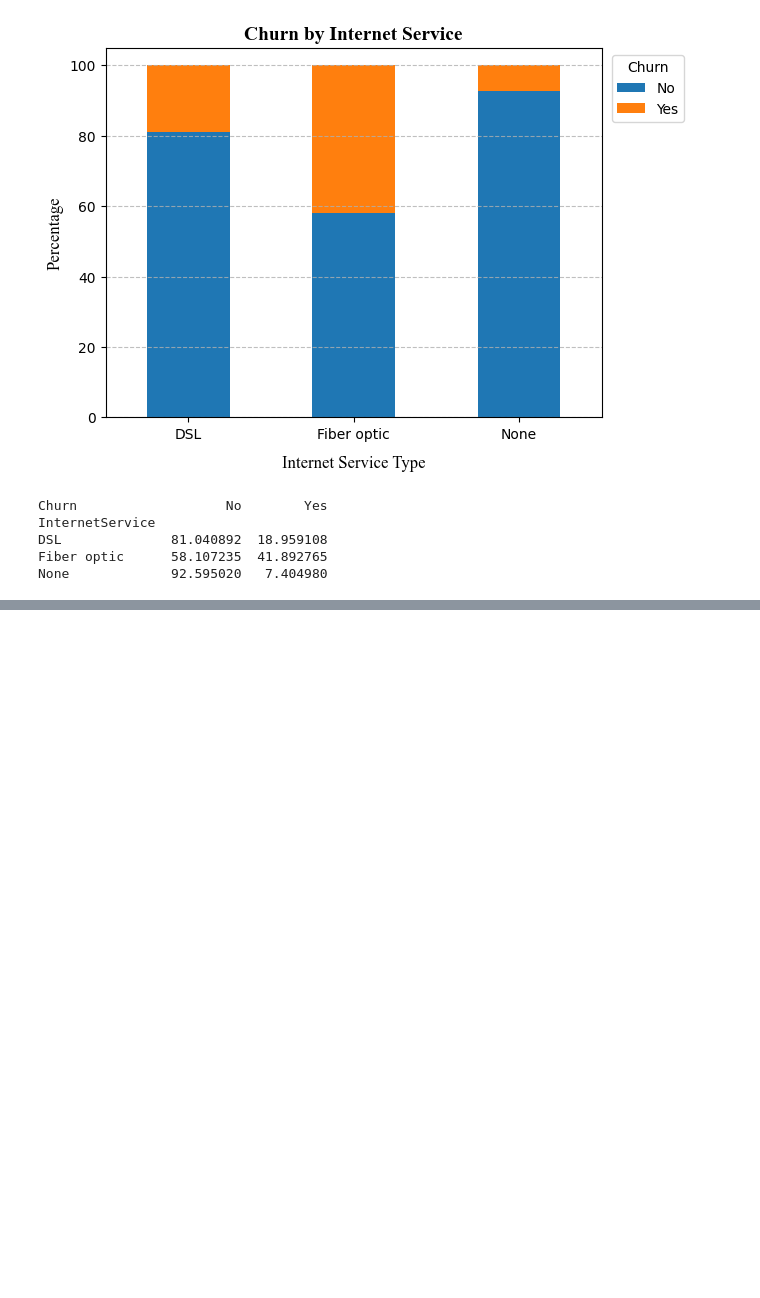
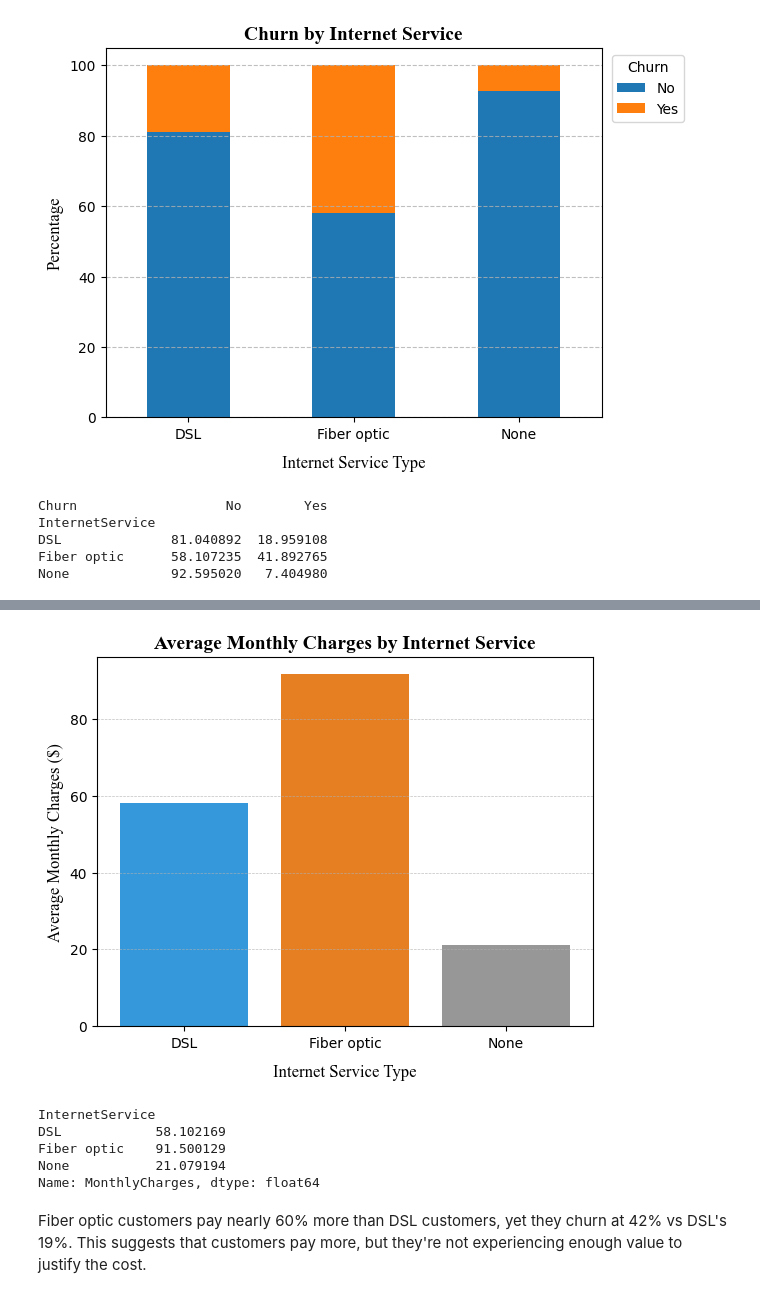
Before and after one commit to McPetane-Jr/FUTURE_DS_02, a Jupyter notebook: Telco_customer_churn.ipynb, the cells around one changed output, grey strips where cells are left out. Saved outputs shown, nothing was run; the diff lists cells and outputs as text; code cells hidden in the pictures; blank space fills up the shorter version.

```diff
--- a/Telco_customer_churn.ipynb
+++ b/Telco_customer_churn.ipynb
@@ -388,0 +472,19 @@ None             92.595020   7.404980
+# %%
+#==========Pricing of Internet Services===============
+prices = df.groupby('InternetService')['MonthlyCharges'].mean()
+plt.bar(prices.index, prices.values, color=['#3498db', '#e67e22', "#979797"])
+plt.title("Average Monthly Charges by Internet Service", fontdict=font_title)
+plt.xlabel("Internet Service Type", fontdict=font_labels, labelpad=10, ha='center')
+plt.ylabel("Average Monthly Charges ($)", fontdict=font_labels)
+plt.grid(True, **grid_style, linewidth=0.5)
+plt.show()
+print(prices)
+# %% [output]
+[figure, added]
+InternetService
+DSL            58.102169
+Fiber optic    91.500129
+None           21.079194
+Name: MonthlyCharges, dtype: float64
+# %% [markdown]
+Fiber optic customers pay nearly 60% more than DSL customers, yet they churn at 42% vs DSL's 19%. This suggests that customers pay more, but they're not experiencing enough value to justify the cost.
```
Also changed, not shown: parts of 14 cells of this notebook.
